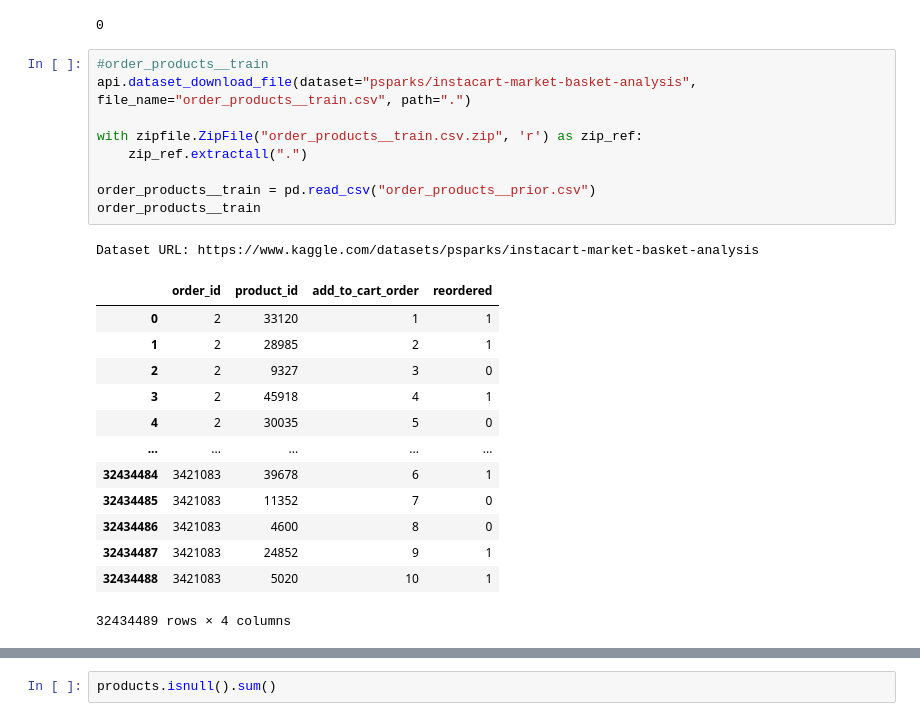
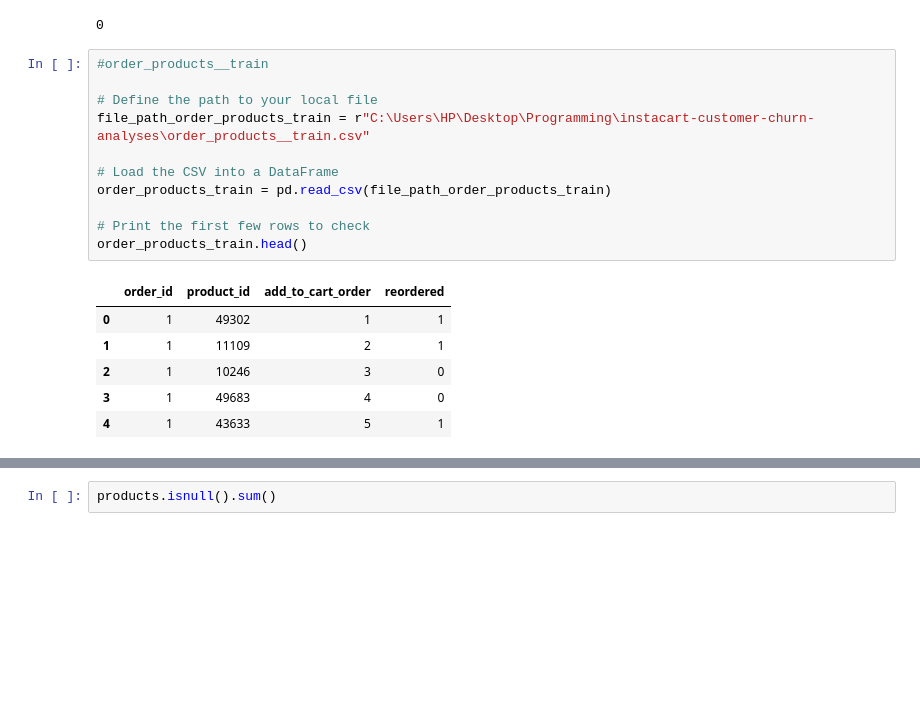
Before and after one commit to gunayazizova/instacart-customer-churn-analysis, a Jupyter notebook: Data_structure.ipynb, the cells around one changed output, grey strips where cells are left out. Cells and saved outputs as stored; diff of their text form; blank space fills up the shorter version.

```diff
--- a/Data_structure.ipynb
+++ b/Data_structure.ipynb
@@ -158,26 +140,20 @@ departments.duplicated().sum()
 0
 # %%
 #order_products__train
-api.dataset_download_file(dataset="psparks/instacart-market-basket-analysis", file_name="order_products__train.csv", path=".")
 
-with zipfile.ZipFile("order_products__train.csv.zip", 'r') as zip_ref:
-    zip_ref.extractall(".")
+# Define the path to your local file
+file_path_order_products_train = r"C:\Users\HP\Desktop\Programming\instacart-customer-churn-analyses\order_products__train.csv"
 
-order_products__train = pd.read_csv("order_products__prior.csv")
-order_products__train
+# Load the CSV into a DataFrame
+order_products_train = pd.read_csv(file_path_order_products_train)
+
+# Print the first few rows to check
+order_products_train.head()
 # %% [output]
-Dataset URL: https://www.kaggle.com/datasets/psparks/instacart-market-basket-analysis
 |  | order_id | product_id | add_to_cart_order | reordered |
-| 0 | 2 | 33120 | 1 | 1 |
-| 1 | 2 | 28985 | 2 | 1 |
-| 2 | 2 | 9327 | 3 | 0 |
-| 3 | 2 | 45918 | 4 | 1 |
-| 4 | 2 | 30035 | 5 | 0 |
-| ... | ... | ... | ... | ... |
-| 32434484 | 3421083 | 39678 | 6 | 1 |
-| 32434485 | 3421083 | 11352 | 7 | 0 |
-| 32434486 | 3421083 | 4600 | 8 | 0 |
-| 32434487 | 3421083 | 24852 | 9 | 1 |
-| 32434488 | 3421083 | 5020 | 10 | 1 |
+| 0 | 1 | 49302 | 1 | 1 |
+| 1 | 1 | 11109 | 2 | 1 |
+| 2 | 1 | 10246 | 3 | 0 |
+| 3 | 1 | 49683 | 4 | 0 |
+| 4 | 1 | 43633 | 5 | 1 |
-32434489 rows × 4 columns
 # %%
```
Also changed, not shown: parts of 17 cells of this notebook.
